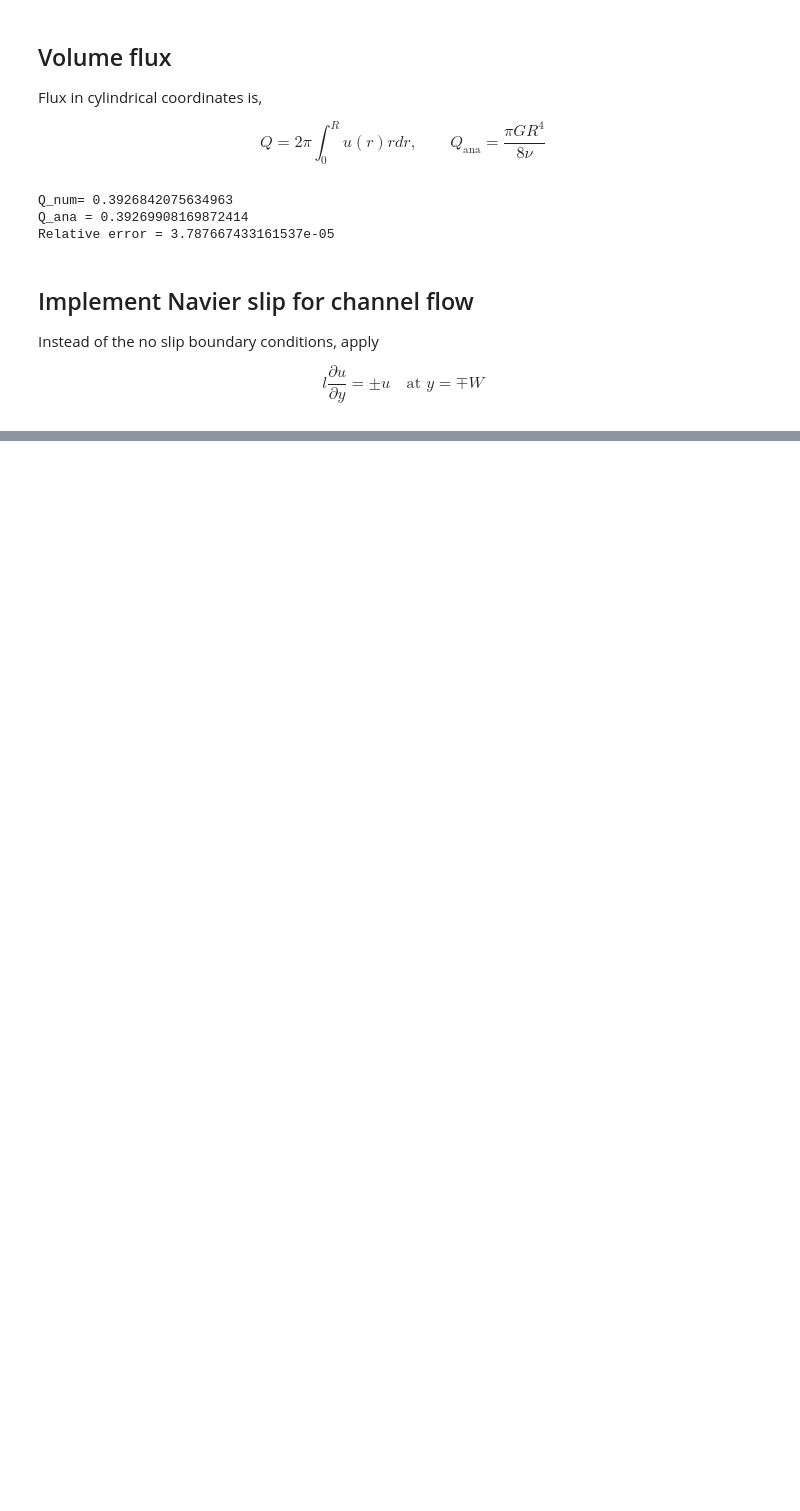
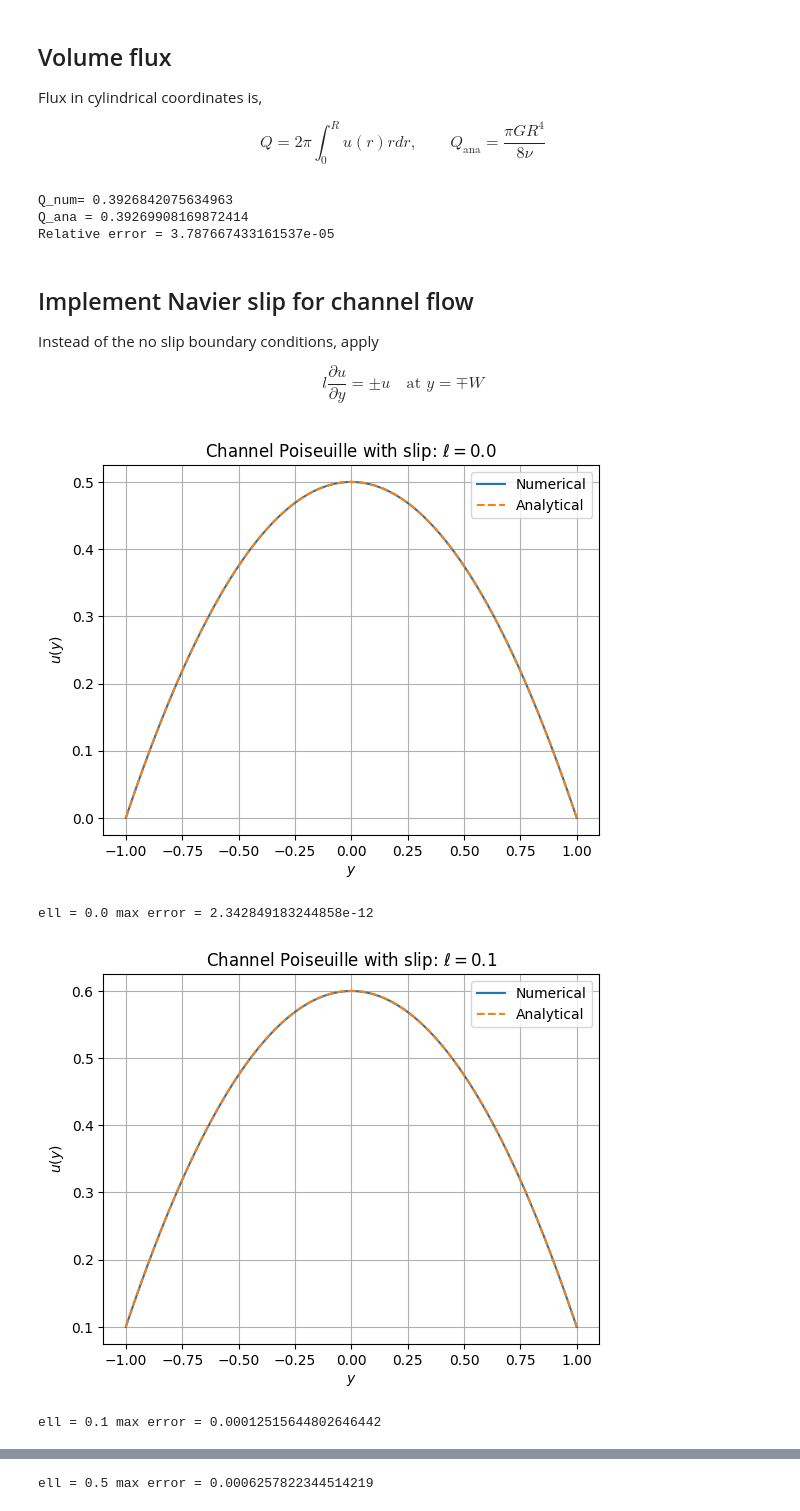
Before and after one commit to JasperA680/PX912-, a Jupyter notebook: Assignment1.ipynb, the cells around one changed output, grey strips where cells are left out. Cells and saved outputs as stored; diff of their text form; code cells hidden in the pictures; blank space fills up the shorter version.

Commit message:
Navier slip (channel flow)

```diff
--- a/Assignment1.ipynb
+++ b/Assignment1.ipynb
@@ -99,0 +137,22 @@ $$
+# %%
+W, G, nu = 1.0, 1.0, 1.0
+for ell in [0.0, 0.1, 0.5]:
+    y, u_num = solve_channel_slip(W=W, n=800, G=G, nu=nu, ell=ell)
+    u_ana = u_analytic_channel_slip(y, W=W, G=G, nu=nu, ell=ell)
+
+    plt.figure()
+    plt.plot(y, u_num, label="Numerical")
+    plt.plot(y, u_ana, "--", label="Analytical")
+    plt.title(fr"Channel Poiseuille with slip: $\ell={ell}$")
+    plt.xlabel(r"$y$")
+    plt.ylabel(r"$u(y)$")
+    plt.grid(True)
+    plt.legend()
+    plt.show()
+
+    print("ell =", ell, "max error =", np.max(np.abs(u_num - u_ana)))
+# %% [output]
+[figure, added]
+ell = 0.0 max error = 2.342849183244858e-12
+[figure, added]
+ell = 0.1 max error = 0.00012515644802646442
@@ -99,0 +160 @@ $$
+ell = 0.5 max error = 0.0006257822344514219
```
Also changed, not shown: parts of 5 cells of this notebook.
